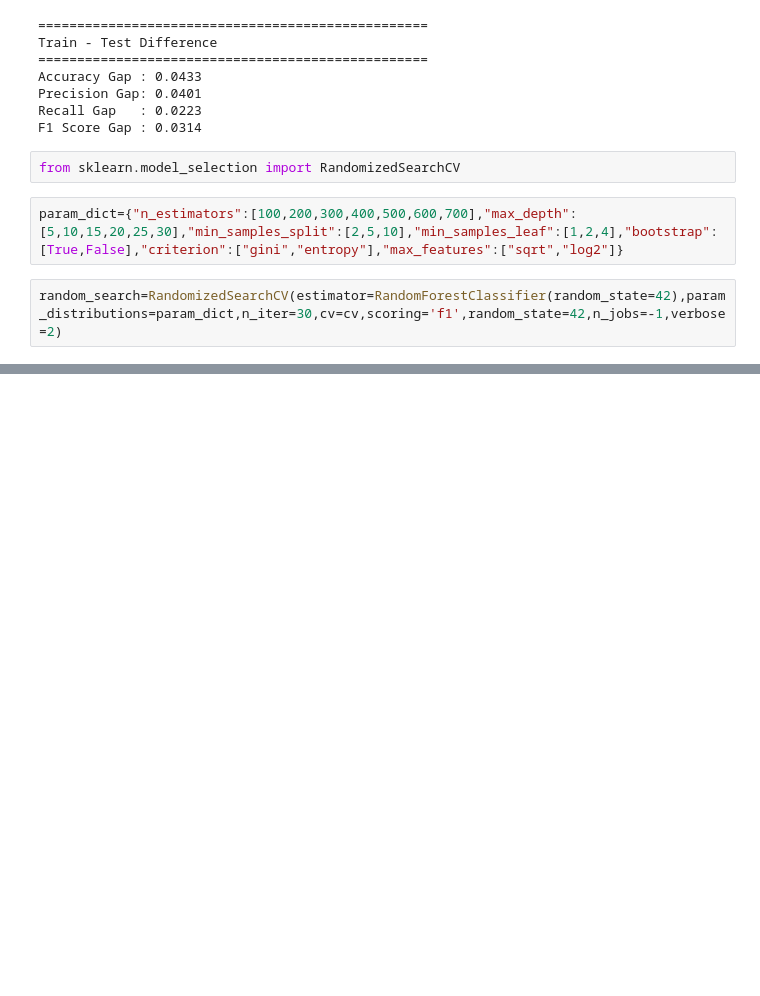
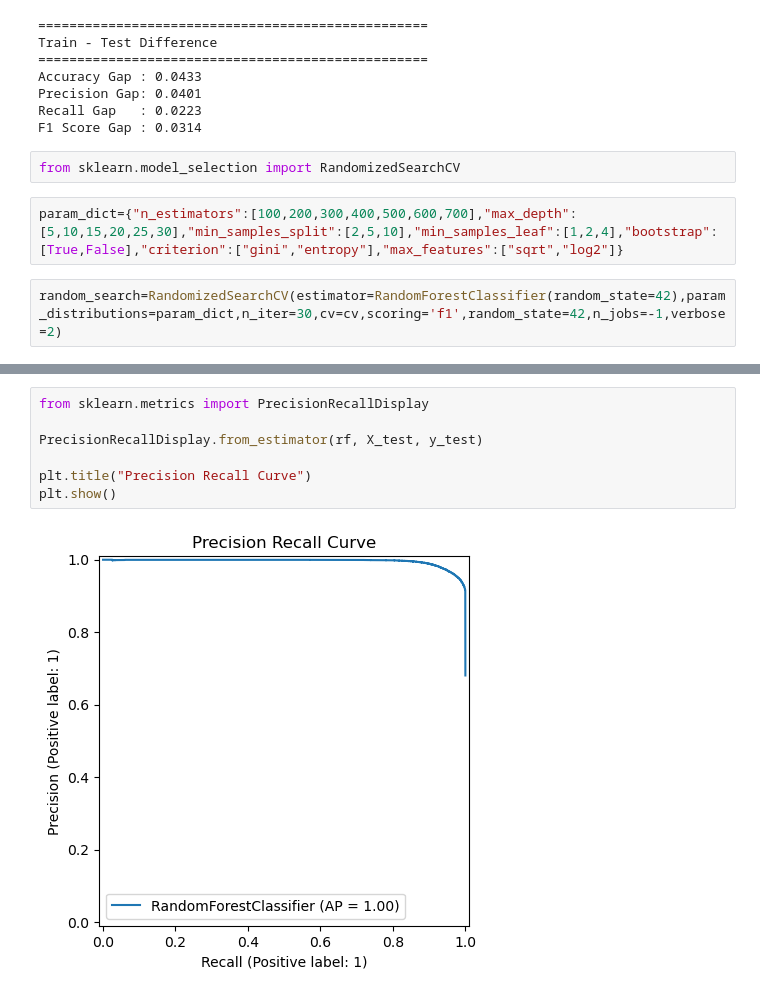
Before and after one commit to yuvraj619/Network_intrusion_detection_system, a Jupyter notebook: project_1(network_intrution).ipynb, the cells around one changed output, grey strips where cells are left out. Drawn from its saved outputs; the diff is of its cells as text; blank space fills up the shorter version.

```diff
--- a/project_1(network_intrution).ipynb
+++ b/project_1(network_intrution).ipynb
@@ -828,0 +928,9 @@ print(random_search.best_score_)
+# %%
+from sklearn.metrics import PrecisionRecallDisplay
+
+PrecisionRecallDisplay.from_estimator(rf, X_test, y_test)
+
+plt.title("Precision Recall Curve")
+plt.show()
+# %% [output]
+[figure, added]
```
Also changed, not shown: parts of 16 cells of this notebook.
